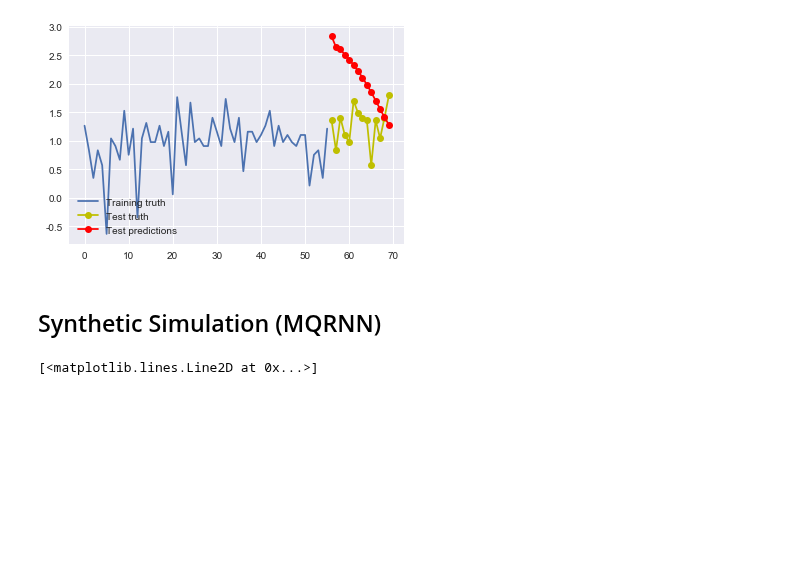
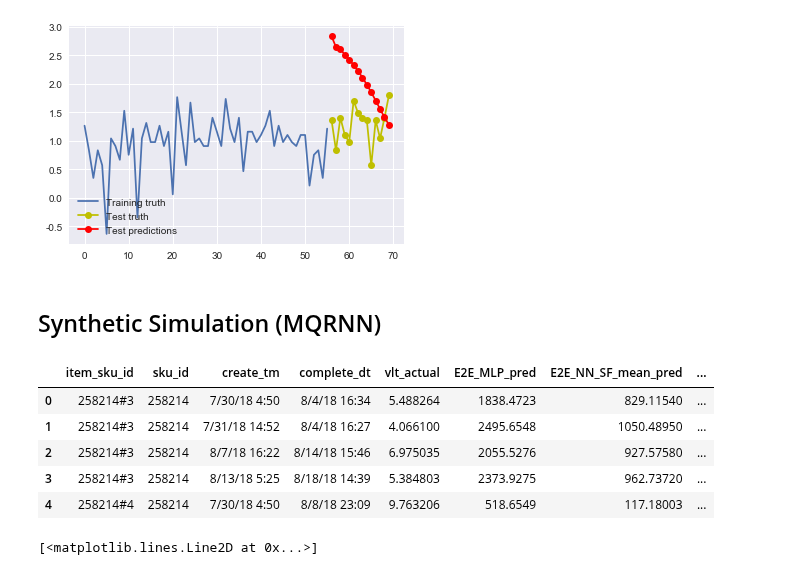
Before and after one commit to schemmy/e2e, a Jupyter notebook: seq2seq/synthetic simulation.ipynb, the cells around one changed output. Saved outputs shown, nothing was run; the diff lists cells and outputs as text; code cells hidden in the pictures; blank space fills up the shorter version.

```diff
--- a/seq2seq/synthetic simulation.ipynb
+++ b/seq2seq/synthetic simulation.ipynb
@@ -358,3 +359,25 @@ encoder_input_data, encode_series_mean = transform_series_encode(encoder_input_d
 
 decoder_target_data = get_time_block_series(series_array, date_to_index, val_pred_start, val_pred_end)
 decoder_target_data = transform_series_decode(decoder_target_data, encode_series_mean)
+# %%
+#Benchmark2 qunatile prediction
+with open('pred_E2E_SF_RNN.pkl', 'rb') as fp:
+    bc2 = pickle.load(fp)
+
+#Item_sku_id, sku_id, create_tm, complete_dt, vlt_actual, E2E_MLP_pred, E2E_NN_SF_mean_pred, E2E_NN_vlt_pred
+df_orders = pd.read_csv('pred_v5.csv')
+
+#Add item SKU/DC, create date and arrive date reference to 07/30
+df_orders['SKU'], df_orders['DC'] = df_orders['item_sku_id'].str.split('#', 1).str
+df_orders['create_d'] = [int((pd.to_datetime(df_orders['create_tm'][i]).date()-dt.datetime(2018,7,30).date())/dt.timedelta (days=1))
+                    for i in range(len(df_orders))]
+df_orders['arrive_d'] = [int((pd.to_datetime(df_orders['complete_dt'][i]).date()-dt.datetime(2018,7,30).date())/dt.timedelta (days=1))
+                    for i in range(len(df_orders))]
+df_orders.head()
+# %% [output]
+|  | item_sku_id | sku_id | create_tm | complete_dt | vlt_actual | E2E_MLP_pred | E2E_NN_SF_mean_pred | ... |
+| 0 | 258214#3 | 258214 | 7/30/18 4:50 | 8/4/18 16:34 | 5.488264 | 1838.4723 | 829.11540 | ... |
+| 1 | 258214#3 | 258214 | 7/31/18 14:52 | 8/4/18 16:27 | 4.066100 | 2495.6548 | 1050.48950 | ... |
+| 2 | 258214#3 | 258214 | 8/7/18 16:22 | 8/14/18 15:46 | 6.975035 | 2055.5276 | 927.57580 | ... |
+| 3 | 258214#3 | 258214 | 8/13/18 5:25 | 8/18/18 14:39 | 5.384803 | 2373.9275 | 962.73720 | ... |
+| 4 | 258214#4 | 258214 | 7/30/18 4:50 | 8/8/18 23:09 | 9.763206 | 518.6549 | 117.18003 | ... |
```
Also changed, not shown: parts of 5 cells of this notebook, 5 other files.
